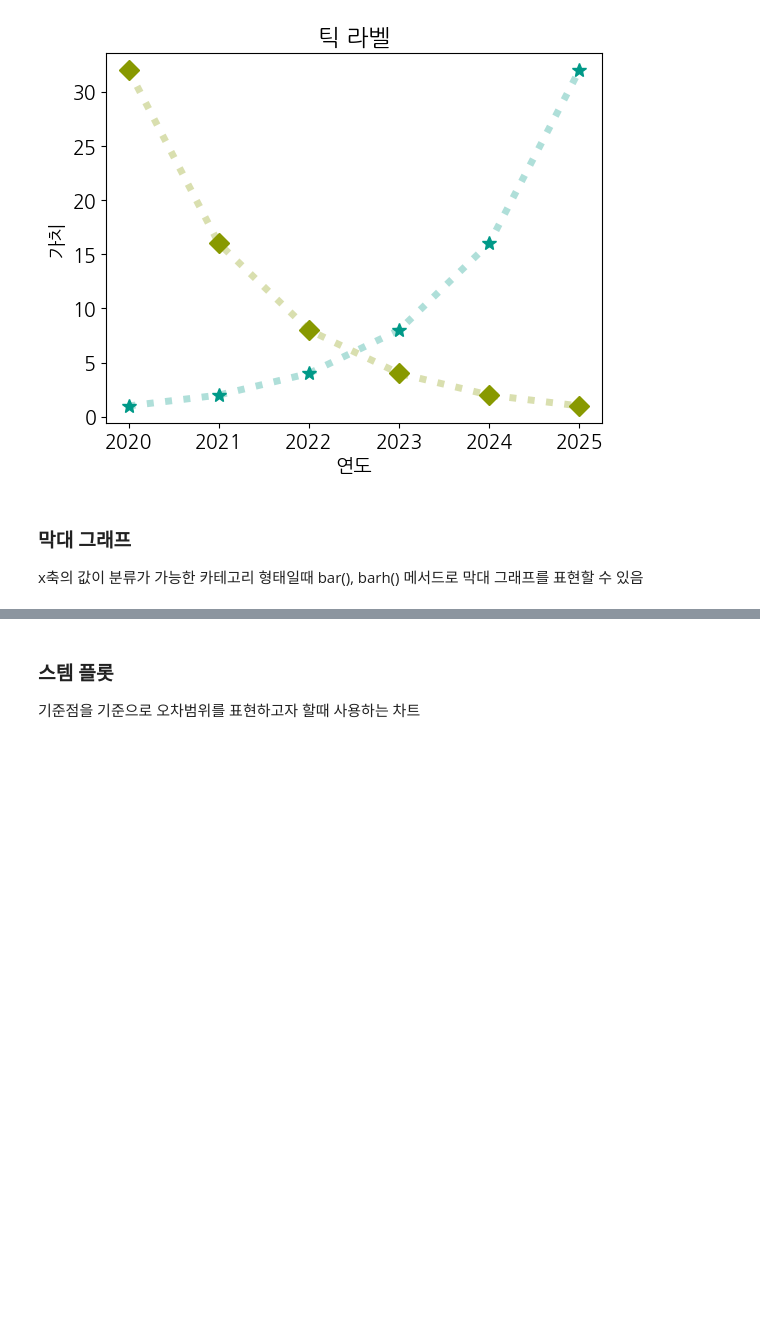
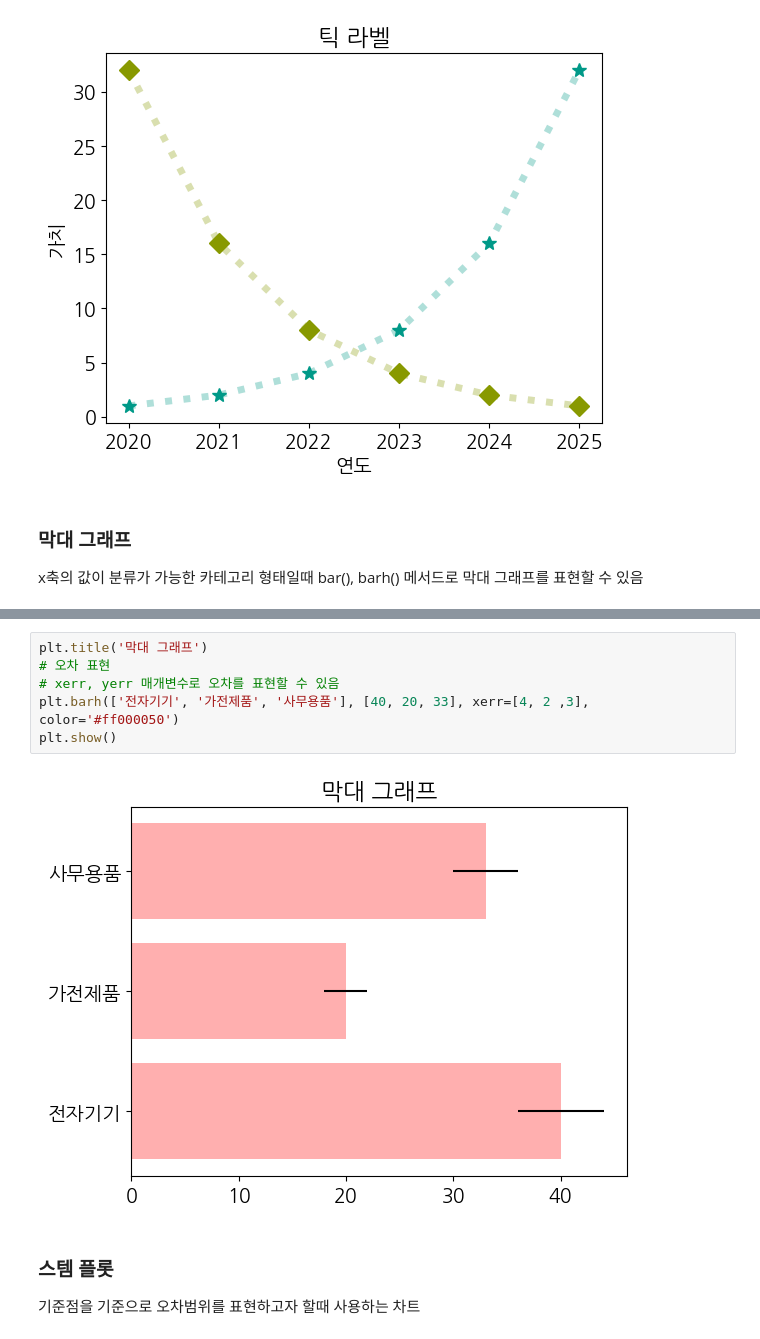
Before and after one commit to rdy2rck/python-20250203, a Jupyter notebook: h_visualize-data.ipynb, the cells around one changed output, grey strips where cells are left out. Saved outputs shown, nothing was run; the diff lists cells and outputs as text; blank space fills up the shorter version.

```diff
--- a/h_visualize-data.ipynb
+++ b/h_visualize-data.ipynb
@@ -180,3 +186,11 @@ x축의 값이 분류가 가능한 카테고리 형태일때 bar(), barh() 메
+# %%
+plt.title('막대 그래프')
+# 오차 표현
+# xerr, yerr 매개변수로 오차를 표현할 수 있음
+plt.barh(['전자기기', '가전제품', '사무용품'], [40, 20, 33], xerr=[4, 2 ,3], color='#ff000050')
+plt.show()
+# %% [output]
+[figure, added]
 # %% [markdown]
 ### 스템 플롯
 기준점을 기준으로 오차범위를 표현하고자 할때 사용하는 차트
```
Also changed, not shown: parts of 9 cells of this notebook, 1 other file.
